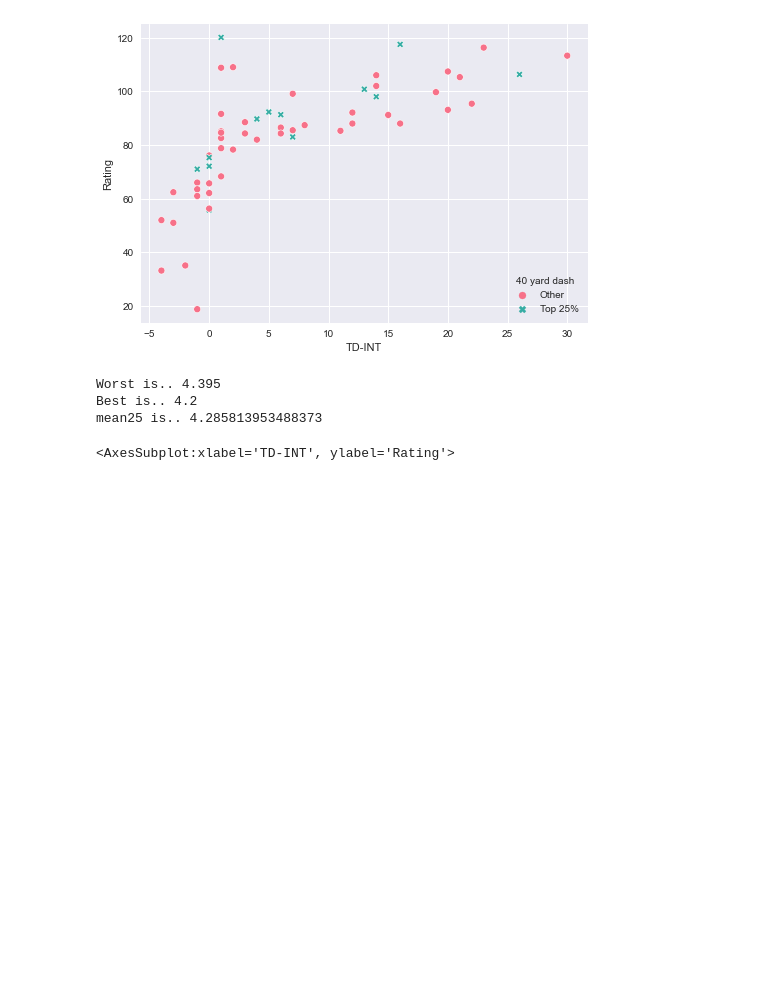
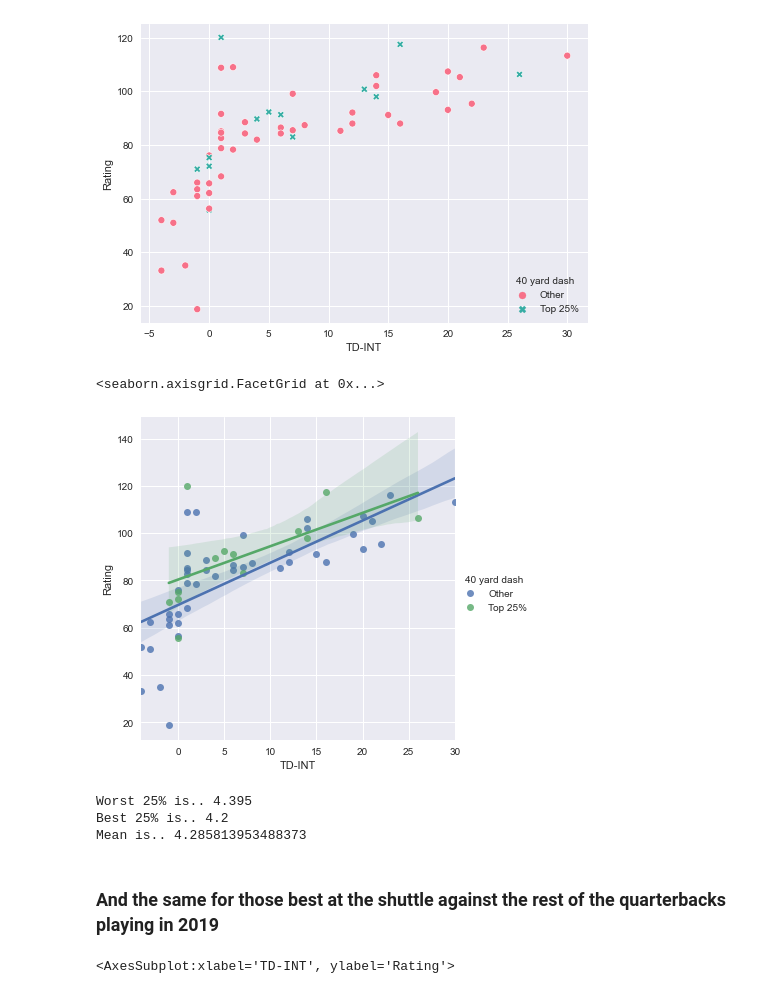
Before and after one commit to User7712/UCDPA_MarkCheesmore, a Jupyter notebook: QB_in_NFL_2019.ipynb, the cells around one changed output. Saved outputs shown, nothing was run; the diff lists cells and outputs as text; code cells hidden in the pictures; blank space fills up the shorter version.

```diff
--- a/QB_in_NFL_2019.ipynb
+++ b/QB_in_NFL_2019.ipynb
@@ -457,20 +472,27 @@ sns.scatterplot(y="Rating",x='TD-INT', data = QB_combine_2019_reduced, hue='40 y
 # %% [output]
 <AxesSubplot:xlabel='TD-INT', ylabel='Rating'>
 [figure]
+# %%
+sns.lmplot(y="Rating",x='TD-INT', data = QB_combine_2019_reduced, hue='40 yard dash')
+# %% [output]
+<seaborn.axisgrid.FacetGrid at 0x...>
+[figure, added]
 # %%
 Worst_Shuttle = QB_combine_2019_reduced['combineShuttle'].quantile(q=0.75)
 Best_Shuttle = QB_combine_2019_reduced['combineShuttle'].quantile(q=0.25)
 Mean_Shuttle = QB_combine_2019_reduced['combineShuttle'].mean()
-print('Worst is..', Worst_Shuttle)
-print('Best is..', Best_Shuttle)
-print('mean25 is..', Mean_Shuttle)
+print('Worst 25% is..', Worst_Shuttle)
+print('Best 25% is..', Best_Shuttle)
+print('Mean is..', Mean_Shuttle)
 # %% [output]
-Worst is.. 4.395
-Best is.. 4.2
-mean25 is.. 4.285813953488373
+Worst 25% is.. 4.395
+Best 25% is.. 4.2
+Mean is.. 4.285813953488373
 # %%
 QB_combine_2019_reduced['Shuttle'] = 'Other'
 QB_combine_2019_reduced.loc[QB_combine_2019_reduced['combineShuttle'] < Best_Shuttle, 'Shuttle'] = 'Top 25%'
+# %% [markdown]
+### And the same for those best at the shuttle against the rest of the quarterbacks playing in 2019
 # %%
 sns.scatterplot(y="Rating",x='TD-INT', data = QB_combine_2019_reduced, hue='Shuttle', palette="husl", style='Shuttle')
 # %% [output]
```
Also changed, not shown: parts of 11 cells of this notebook.
